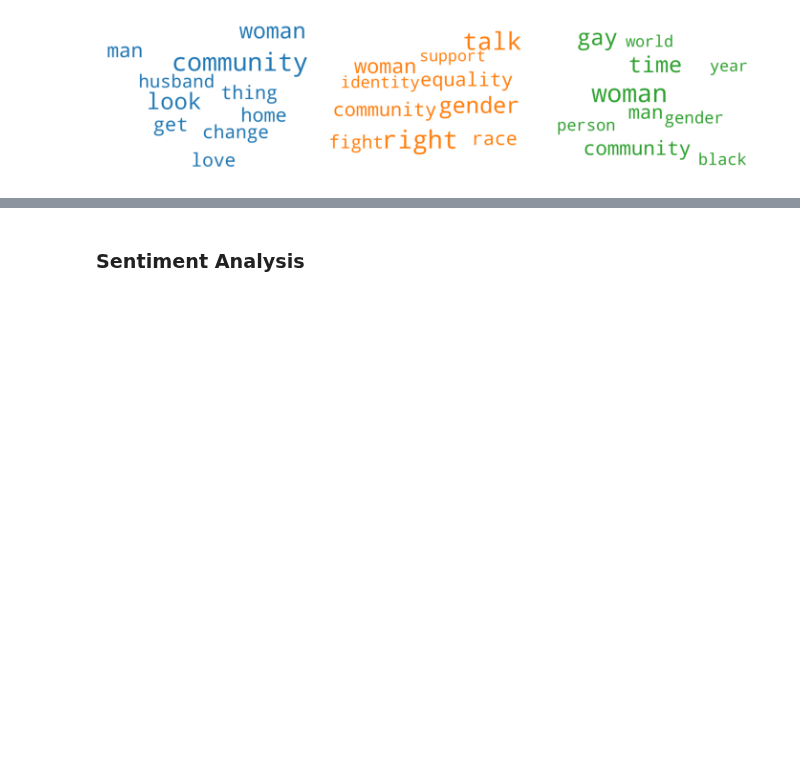
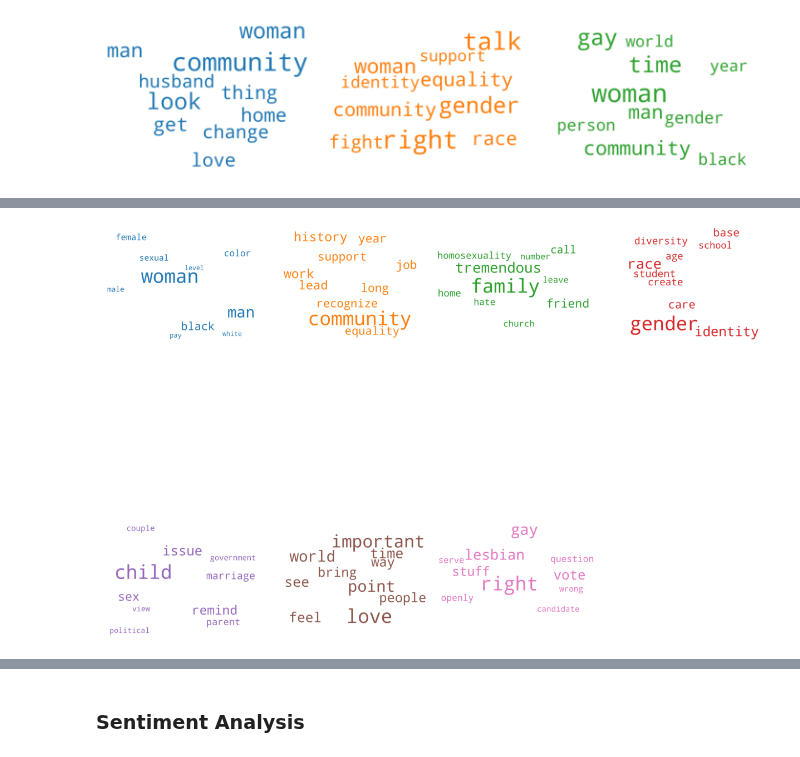
Before and after one commit to epfl-ada/ada-2021-project-ada_group_project, a Jupyter notebook: stats.ipynb, the cells around one changed output, grey strips where cells are left out. Saved outputs shown, nothing was run; the diff lists cells and outputs as text; code cells hidden in the pictures; blank space fills up the shorter version.

Commit message:
update topic modeling

```diff
--- a/stats.ipynb
+++ b/stats.ipynb
@@ -688,0 +679,9 @@ for i, df in enumerate(dfs):
+# %%
+dfs = [df15_all, df16_all, df17_all, df18_all, df19_all, df20_all]
+df_all = pd.concat(dfs)
+# only consider words that we didn't provide and remove some other irrelevant words
+df_clean = df_all.quotation.apply(lambda x: remove_keywords(x))
+data_lemmatized = nlp_pipe(df_clean)
+# %%
+corpus, id2word = create_corpus(data_lemmatized)
+p, c, lda_model = run_lda(data_lemmatized, corpus, id2word, 7)
@@ -688,0 +706,35 @@ for i, df in enumerate(dfs):
+# %%
+def word_bubble1(lda_model, num_topics):
+    cols = [color for name, color in mcolors.TABLEAU_COLORS.items()]  # more colors: 'mcolors.XKCD_COLORS'
+
+    cloud = WordCloud(stopwords=stopwords,
+                      background_color='white',
+                      width=2500,
+                      height=1800,
+                      max_words=10,
+                      colormap='Paired',
+                      color_func=lambda *args, **kwargs: cols[i],
+                      prefer_horizontal=1.0)
+
+    topics = lda_model.show_topics(formatted=False)
+
+    fig, axes = plt.subplots(2, int(num_topics/2), figsize=(17,17), sharex=True, sharey=True)
+
+    for i, ax in enumerate(axes.flatten()):
+        if i < 7:
+            fig.add_subplot(ax)
+            topic_words = dict(topics[i][1])
+            cloud.generate_from_frequencies(topic_words, max_font_size=300)
+            plt.gca().imshow(cloud)
+            plt.gca().axis('off')
+
+    fig.delaxes(axes[1,3])
+    plt.subplots_adjust(wspace=0, hspace=0)
+    plt.axis('off')
+    plt.margins(x=0, y=0)
+    plt.tight_layout()
+    plt.show()
+# %%
+word_bubble1(lda_model, 8)
+# %% [output]
+[figure, added]
```
Also changed, not shown: parts of 18 cells of this notebook, 1 other file.
